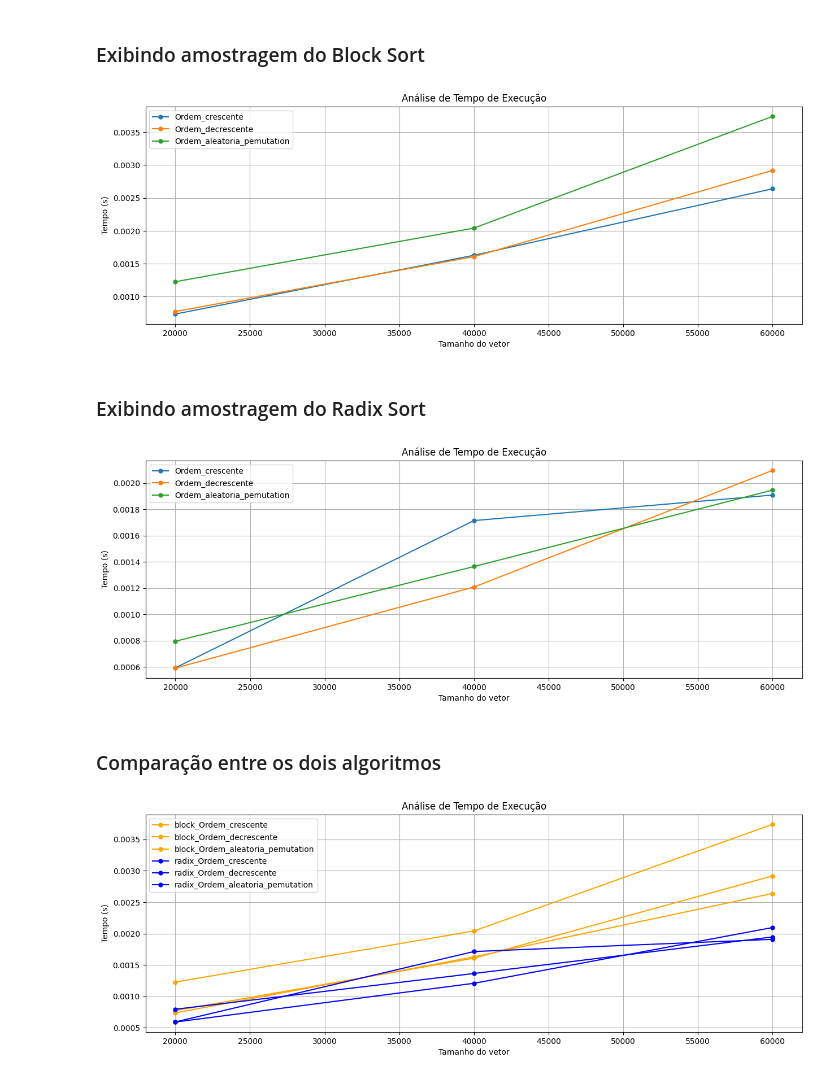
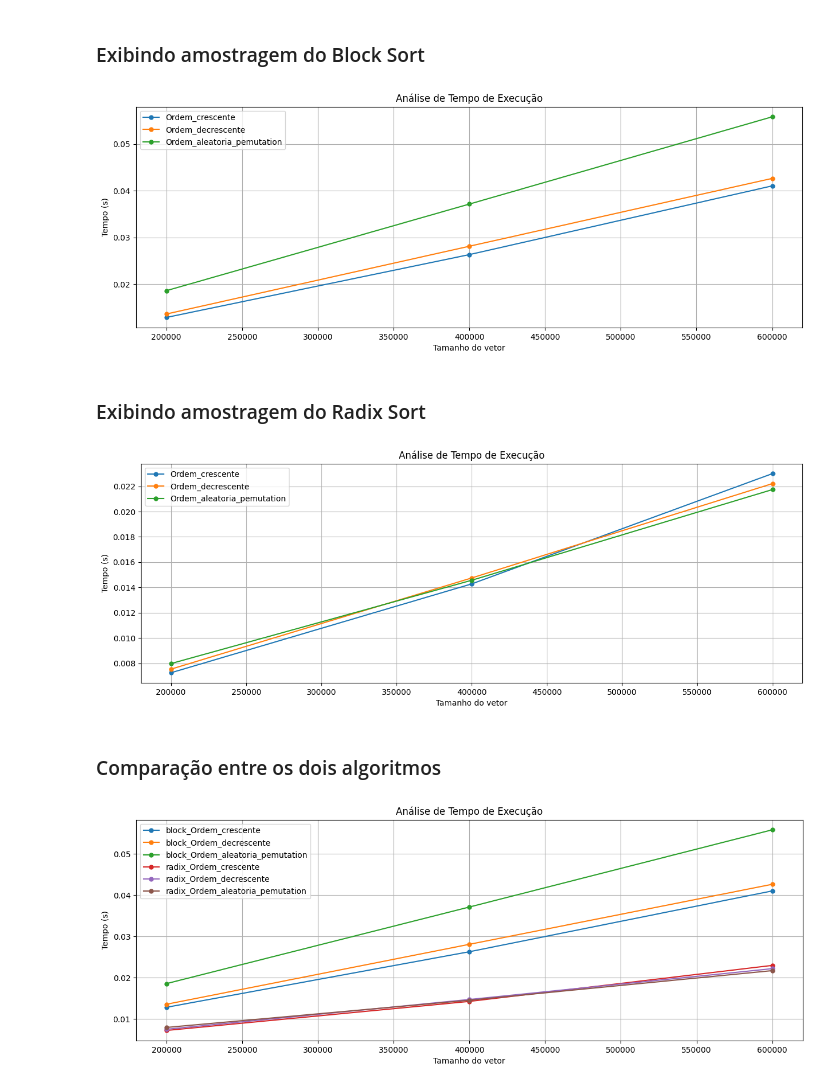
Before and after one commit to JonasCGN/Trabalho-1---PAA, a Jupyter notebook: main.ipynb, the cells around one changed output. Drawn from its saved outputs; the diff is of its cells as text; code cells hidden in the pictures.

```diff
--- a/main.ipynb
+++ b/main.ipynb
@@ -19,7 +19,7 @@ import shutil
 # %% [markdown]
 ## Criação dos valores a serem ordenados
 # %%
-qtd_values = [20_000, 40_000, 60_000]
+qtd_values = [200_000, 400_000, 600_000]
 dados = {
   'Ordem_crescente': [np.arange(1, qtd + 1) for qtd in qtd_values],
   'Ordem_decrescente': [np.arange(qtd, 0, -1) for qtd in qtd_values],
@@ -175,34 +178,34 @@ def plot_data(data_processing):
 data_block = processing(results_block_sort)
 plot_data(data_block)
 # %% [output]
-[figure, old version]
+[figure, new version]
 # %% [markdown]
 ### Exibindo amostragem do Radix Sort
 # %%
 data_radix = processing(results_radix_sort)
 plot_data(data_radix)
 # %% [output]
-[figure, old version]
+[figure, new version]
 # %% [markdown]
 ### Comparação entre os dois algoritmos
 # %%
 plt.figure(figsize=(15, 5))
 plt.title('Análise de Tempo de Execução')
 plt.xlabel('Tamanho do vetor')
 plt.ylabel('Tempo (s)')
 
 for type_, data in data_block.items():
     x = list(map(int, data.keys()))
     y = list(map(float, data.values()))
-    plt.plot(x, y, label=f"block_{type_}", marker='o', markersize=5, color='orange')
+    plt.plot(x, y, label=f"block_{type_}", marker='o', markersize=5)
 
 for type_, data in data_radix.items():
     x = list(map(int, data.keys()))
     y = list(map(float, data.values()))
-    plt.plot(x, y, label=f"radix_{type_}", marker='o', markersize=5, color='blue')
+    plt.plot(x, y, label=f"radix_{type_}", marker='o', markersize=5)
 
 plt.legend()
 plt.grid()
 plt.show()
 # %% [output]
-[figure, old version]
+[figure, new version]
```
Also changed, not shown: parts of 5 cells of this notebook.
